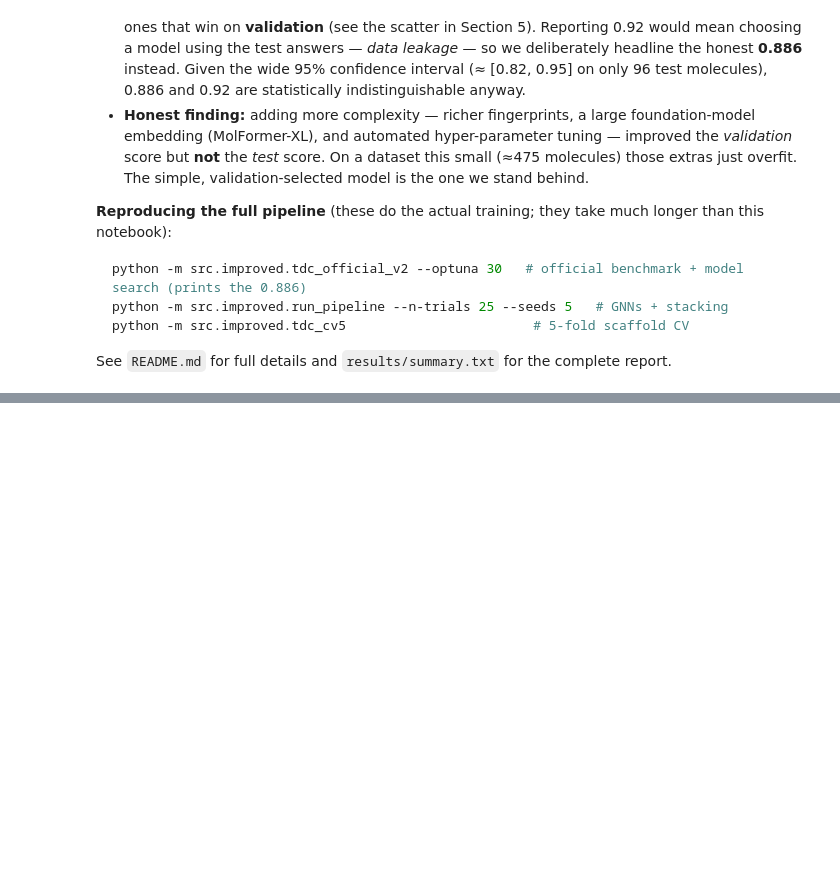
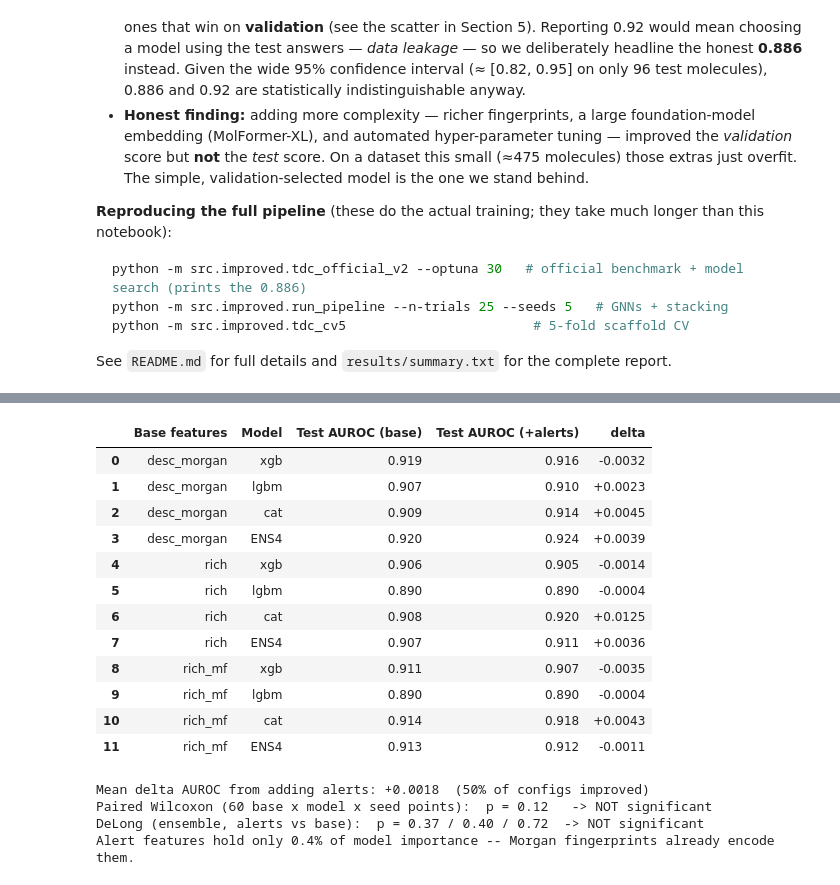
Before and after one commit to ImSifat7/Prediction-of-Drug-Induced-Liver-Injury-DILI-Using-Graph-Based-Machine-Learning-Models-, a Jupyter notebook: DILI_project_notebook.ipynb, the cells around one changed output, grey strips where cells are left out. Drawn from its saved outputs; the diff is of its cells as text; code cells hidden in the pictures; blank space fills up the shorter version.

```diff
--- a/DILI_project_notebook.ipynb
+++ b/DILI_project_notebook.ipynb
@@ -370,0 +415,32 @@ See `README.md` for full details and `results/summary.txt` for the complete repo
+# %%
+rig = pd.read_csv(RESULTS / "tdc_alerts_rigor.csv")
+abl = pd.DataFrame({
+    "Base features": rig["base"], "Model": rig["model"],
+    "Test AUROC (base)": rig["test_base"].round(3),
+    "Test AUROC (+alerts)": rig["test_alerts"].round(3),
+    "delta": rig["delta"].map(lambda d: f"{d:+.4f}"),
+})
+display(abl)
+print(f"Mean delta AUROC from adding alerts: {rig['delta'].mean():+.4f}  "
+      f"({(rig['delta'] > 0).mean():.0%} of configs improved)")
+print("Paired Wilcoxon (60 base x model x seed points):  p = 0.12   -> NOT significant")
+print("DeLong (ensemble, alerts vs base):  p = 0.37 / 0.40 / 0.72  -> NOT significant")
+print("Alert features hold only 0.4% of model importance -- Morgan fingerprints already encode them.")
+# %% [output]
+|  | Base features | Model | Test AUROC (base) | Test AUROC (+alerts) | delta |
+| 0 | desc_morgan | xgb | 0.919 | 0.916 | -0.0032 |
+| 1 | desc_morgan | lgbm | 0.907 | 0.910 | +0.0023 |
+| 2 | desc_morgan | cat | 0.909 | 0.914 | +0.0045 |
+| 3 | desc_morgan | ENS4 | 0.920 | 0.924 | +0.0039 |
+| 4 | rich | xgb | 0.906 | 0.905 | -0.0014 |
+| 5 | rich | lgbm | 0.890 | 0.890 | -0.0004 |
+| 6 | rich | cat | 0.908 | 0.920 | +0.0125 |
+| 7 | rich | ENS4 | 0.907 | 0.911 | +0.0036 |
+| 8 | rich_mf | xgb | 0.911 | 0.907 | -0.0035 |
+| 9 | rich_mf | lgbm | 0.890 | 0.890 | -0.0004 |
+| 10 | rich_mf | cat | 0.914 | 0.918 | +0.0043 |
+| 11 | rich_mf | ENS4 | 0.913 | 0.912 | -0.0011 |
+Mean delta AUROC from adding alerts: +0.0018  (50% of configs improved)
+Paired Wilcoxon (60 base x model x seed points):  p = 0.12   -> NOT significant
+DeLong (ensemble, alerts vs base):  p = 0.37 / 0.40 / 0.72  -> NOT significant
+Alert features hold only 0.4% of model importance -- Morgan fingerprints already encode them.
```
Also changed, not shown: parts of 3 cells of this notebook, 7 other files.
